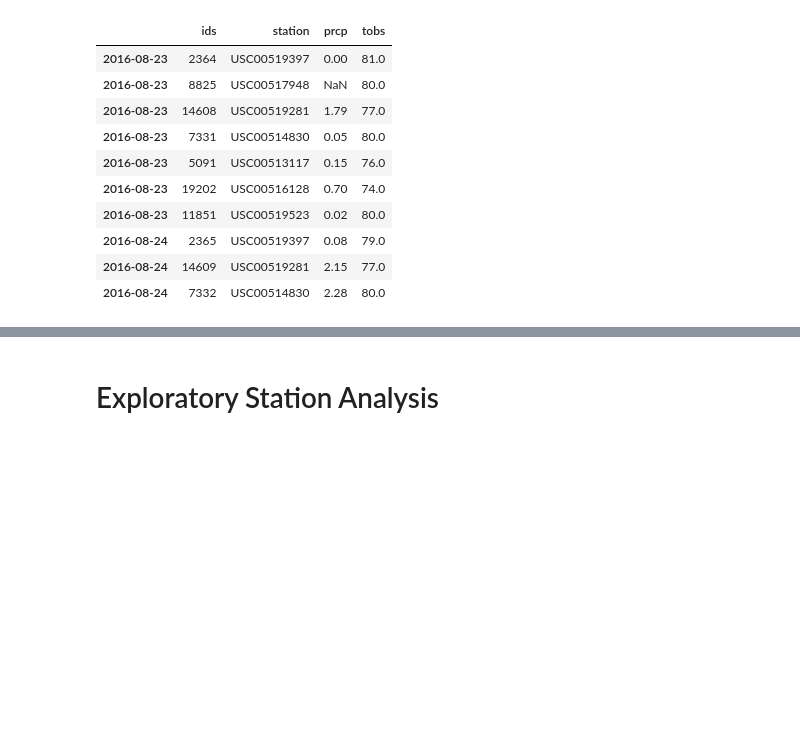
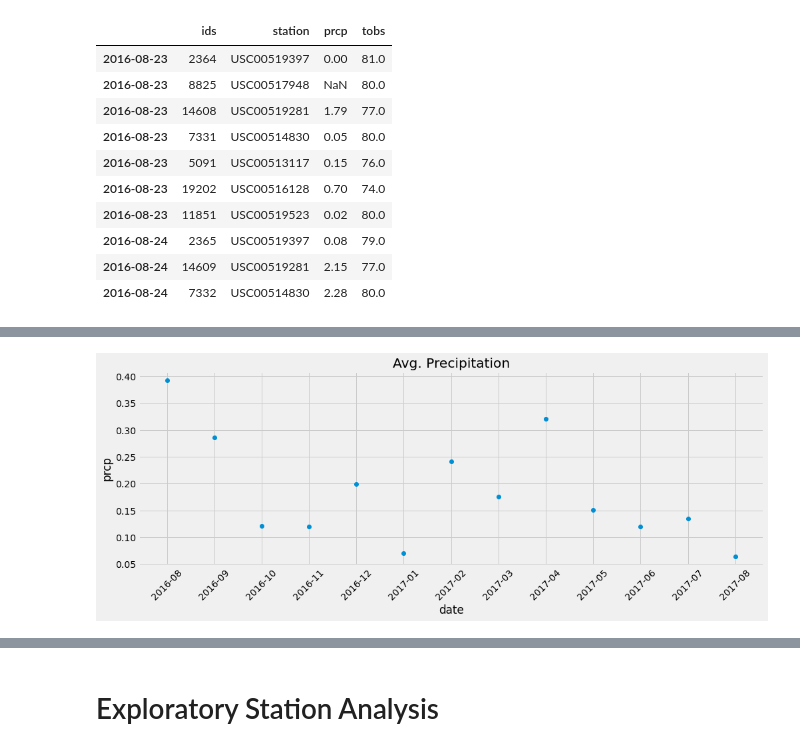
Before and after one commit to ronaldbmz/sqlalchemy-challenge, a Jupyter notebook: climate_starter.ipynb, the cells around one changed output, grey strips where cells are left out. Drawn from its saved outputs; the diff is of its cells as text; code cells hidden in the pictures; blank space fills up the shorter version.

```diff
--- a/climate_starter.ipynb
+++ b/climate_starter.ipynb
@@ -119,0 +148,10 @@ data_df.head(10)
+# %%
+# creating year and month column to aggregate the data at year-month level
+data_df = data_df.reset_index()
+data_df['year'] = pd.DatetimeIndex(data_df['index']).year
+data_df['month'] = pd.DatetimeIndex(data_df['index']).month
+
+data_df['year_month'] = data_df['year'].map(str)+ '-' +data_df['month'].map(str)
+data_df['year_month'] = pd.to_datetime(data_df['year_month'], format='%Y-%m').dt.strftime('%Y-%m')
+
+data_df.head()
@@ -119,0 +165,5 @@ data_df.head(10)
+# %%
+# calculating mean of prcp and tobs at year_month level
+data_df_grouped = data_df.groupby('year_month').mean().loc[:,['prcp','tobs']]
+data_df_grouped = data_df_grouped.reset_index()
+data_df_grouped.head()
@@ -119,0 +177,12 @@ data_df.head(10)
+# %%
+#Using matplotlib to build chart at aggregated level of prcp and tobs
+data_df_grouped = data_df_grouped.sort_values('year_month')
+fig, ax = plt.subplots(figsize=(15,5))
+plt.plot_date(data_df_grouped['year_month'], data_df_grouped['prcp'])
+ax.set_xlabel("date")
+ax.set_ylabel("prcp")
+plt.xticks(rotation='45')
+ax.set_title("Avg. Precipitation")
+plt.show()
+# %% [output]
+[figure, added]
```
Also changed, not shown: parts of 7 cells of this notebook.
